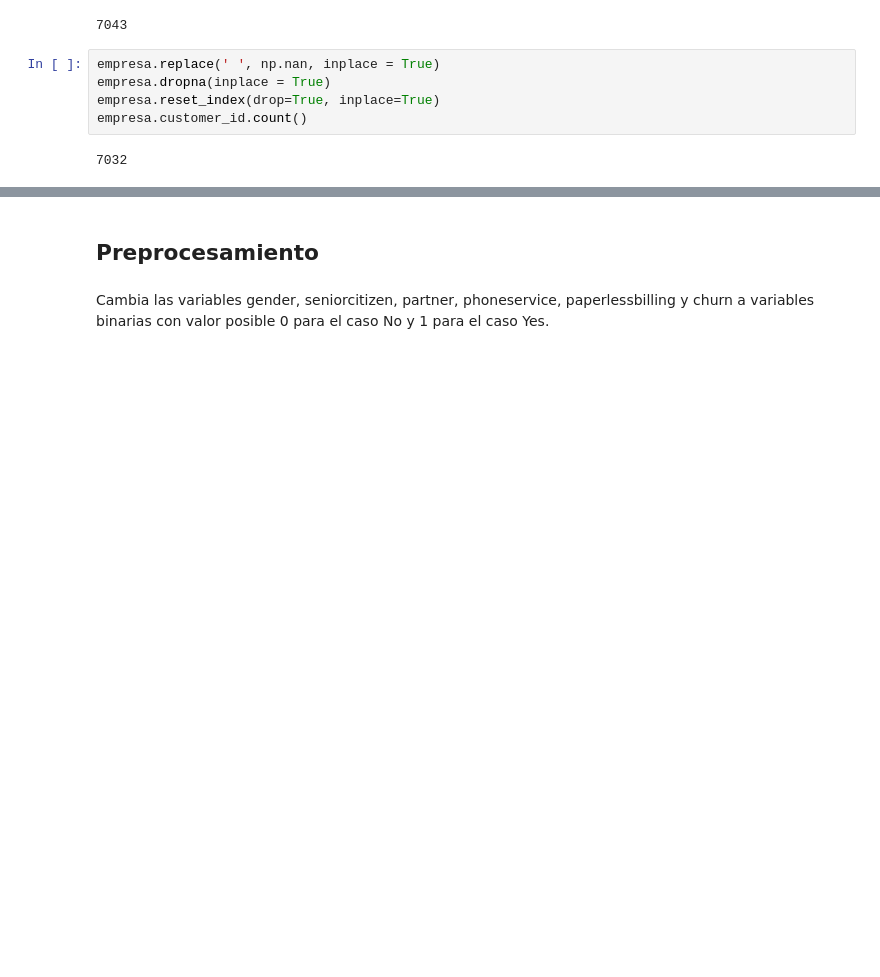
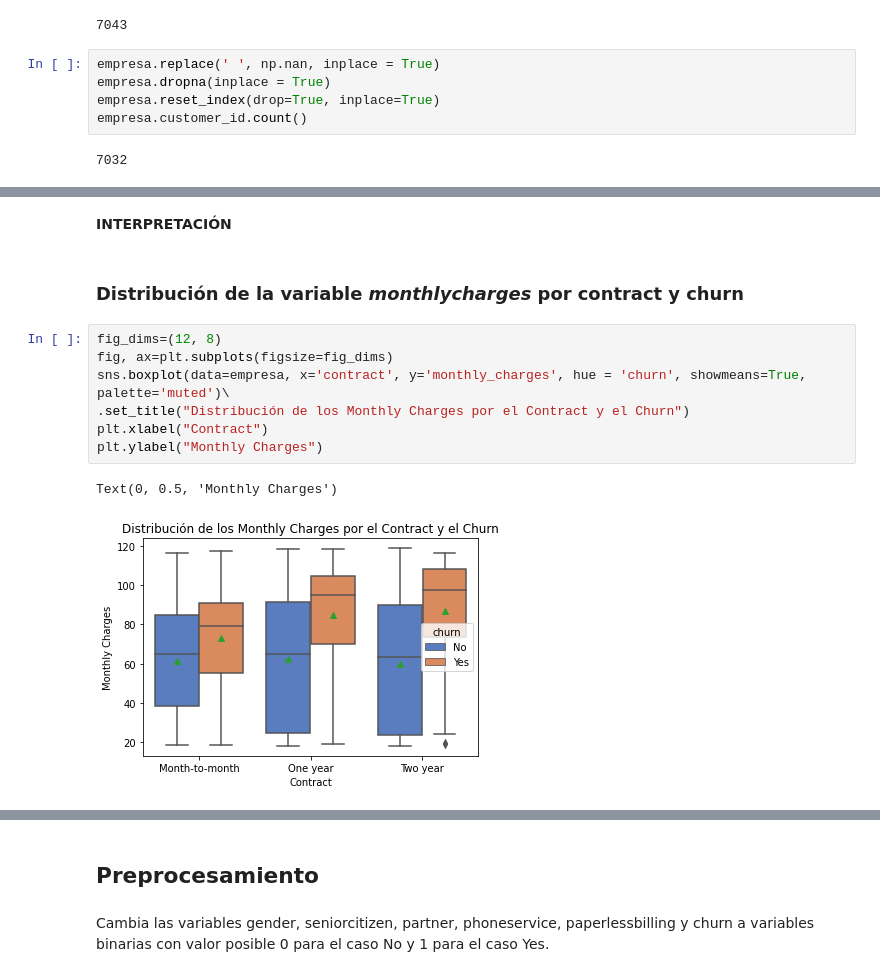
Before and after one commit to lorena10/LALA, a Jupyter notebook: proyecto_1_md.ipynb, the cells around one changed output, grey strips where cells are left out. Saved outputs shown, nothing was run; the diff lists cells and outputs as text; blank space fills up the shorter version.

```diff
--- a/proyecto_1_md.ipynb
+++ b/proyecto_1_md.ipynb
@@ -59,0 +298,14 @@ object
+# %% [markdown]
+**INTERPRETACIÓN**
+# %% [markdown]
+### Distribución de la variable *monthlycharges* por contract y churn
+# %%
+fig_dims=(12, 8)
+fig, ax=plt.subplots(figsize=fig_dims)
+sns.boxplot(data=empresa, x='contract', y='monthly_charges', hue = 'churn', showmeans=True, palette='muted')\
+.set_title("Distribución de los Monthly Charges por el Contract y el Churn")
+plt.xlabel("Contract")
+plt.ylabel("Monthly Charges")
+# %% [output]
+Text(0, 0.5, 'Monthly Charges')
+[figure, added]
```
Also changed, not shown: parts of 88 cells of this notebook.
